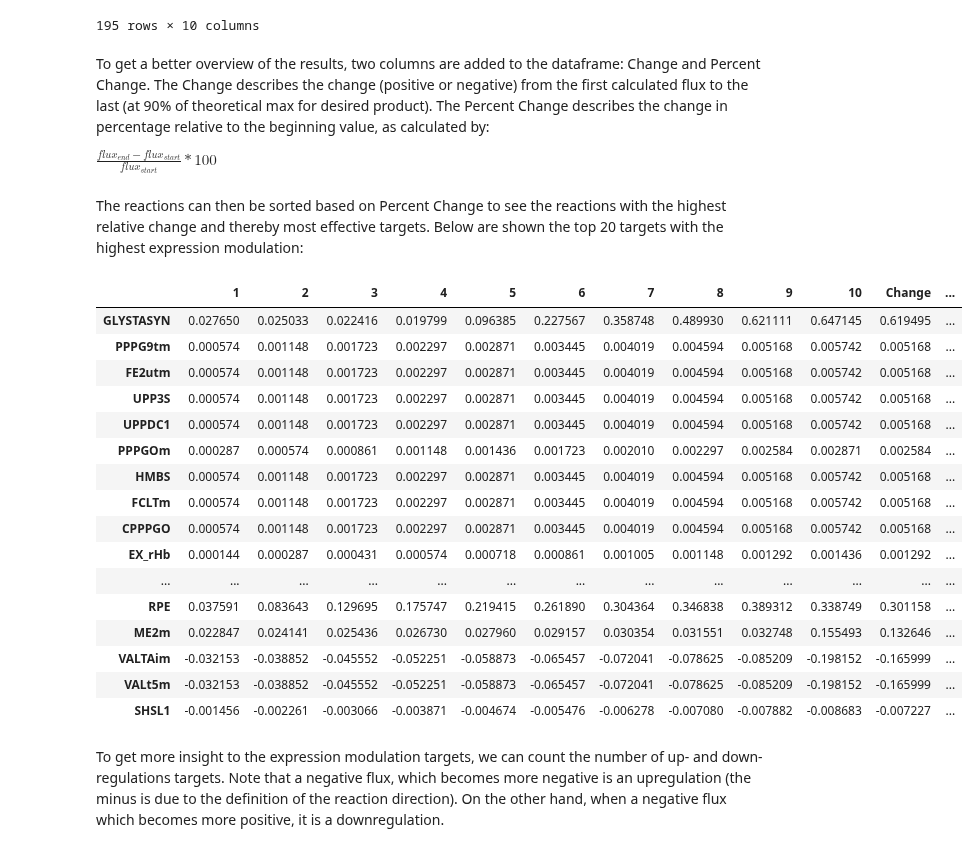
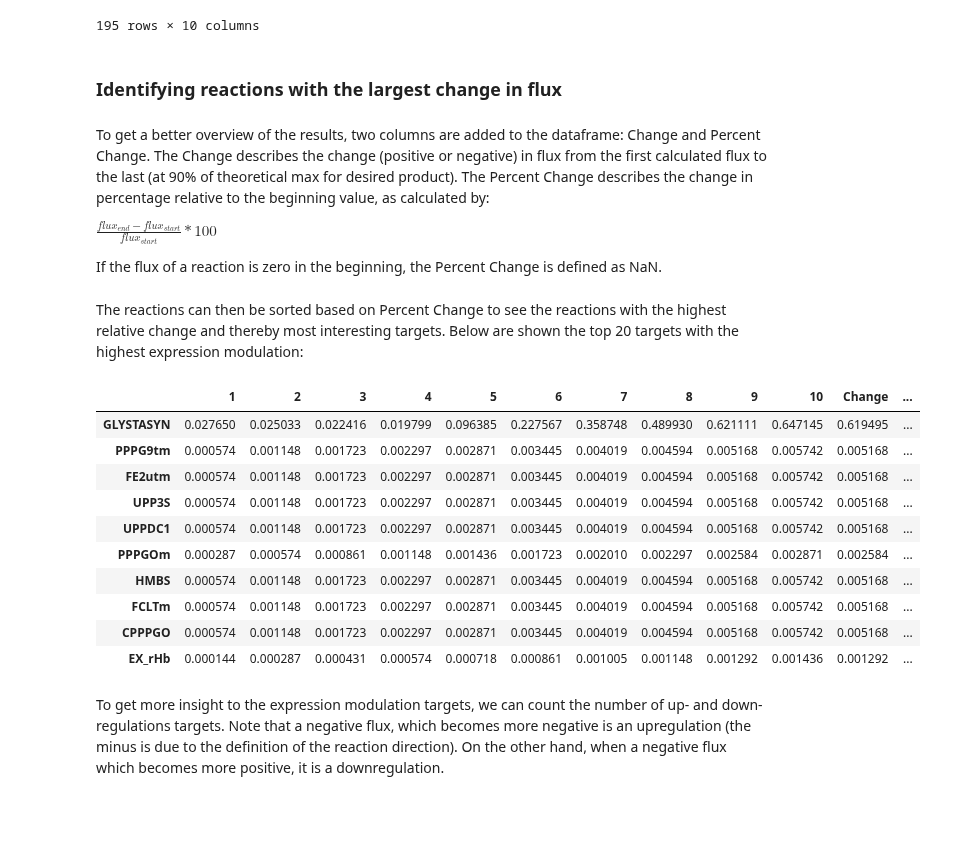
Before and after one commit to 27410/group-assignment-2021-group_10_rhb_cerevisiae, a Jupyter notebook: Analysis/Mutant_regulation_targets.ipynb, the cells around one changed output. Cells and saved outputs as stored; diff of their text form; code cells hidden in the pictures; blank space fills up the shorter version.

```diff
--- a/Analysis/Mutant_regulation_targets.ipynb
+++ b/Analysis/Mutant_regulation_targets.ipynb
@@ -43,10 +44,14 @@ df
 | rHb | 0.000144 | 0.000287 | 0.000431 | 0.000574 | 0.000718 | 0.000861 | 0.001005 | 0.001148 | 0.001292 | 0.001436 |
 | EX_rHb | 0.000144 | 0.000287 | 0.000431 | 0.000574 | 0.000718 | 0.000861 | 0.001005 | 0.001148 | 0.001292 | 0.001436 |
 195 rows × 10 columns
+# %% [markdown]
+### Identifying reactions with the largest change in flux
 # %% [markdown]
-To get a better overview of the results, two columns are added to the dataframe: Change and Percent Change. The Change describes the change (positive or negative) from the first calculated flux to the last (at 90% of theoretical max for desired product). The Percent Change describes the change in percentage relative to the beginning value, as calculated by:
+To get a better overview of the results, two columns are added to the dataframe: Change and Percent Change. The Change describes the change (positive or negative) in flux from the first calculated flux to the last (at 90% of theoretical max for desired product). The Percent Change describes the change in percentage relative to the beginning value, as calculated by:
 
 $\frac{flux_{end} - flux_{start}}{flux_{start}} * 100$
+
+If the flux of a reaction is zero in the beginning, the Percent Change is defined as NaN.
 # %%
 change = []
 for i in range(len(df)):
@@ -63,28 +68,22 @@ for i in range(len(df)):
 
 df['Percent_change']=percent_change
 # %% [markdown]
-The reactions can then be sorted based on Percent Change to see the reactions with the highest relative change and thereby most effective targets. Below are shown the top 20 targets with the highest expression modulation:
+The reactions can then be sorted based on Percent Change to see the reactions with the highest relative change and thereby most interesting targets. Below are shown the top 20 targets with the highest expression modulation:
 # %%
 df_sorted = df.reindex(df.Percent_change.abs().sort_values(ascending=False).index)
-df_sorted.head(20)
+df_sorted.head(10)
 # %% [output]
 |  | 1 | 2 | 3 | 4 | 5 | 6 | 7 | 8 | 9 | 10 | Change | ... |
 | GLYSTASYN | 0.027650 | 0.025033 | 0.022416 | 0.019799 | 0.096385 | 0.227567 | 0.358748 | 0.489930 | 0.621111 | 0.647145 | 0.619495 | ... |
 | PPPG9tm | 0.000574 | 0.001148 | 0.001723 | 0.002297 | 0.002871 | 0.003445 | 0.004019 | 0.004594 | 0.005168 | 0.005742 | 0.005168 | ... |
 | FE2utm | 0.000574 | 0.001148 | 0.001723 | 0.002297 | 0.002871 | 0.003445 | 0.004019 | 0.004594 | 0.005168 | 0.005742 | 0.005168 | ... |
 | UPP3S | 0.000574 | 0.001148 | 0.001723 | 0.002297 | 0.002871 | 0.003445 | 0.004019 | 0.004594 | 0.005168 | 0.005742 | 0.005168 | ... |
 | UPPDC1 | 0.000574 | 0.001148 | 0.001723 | 0.002297 | 0.002871 | 0.003445 | 0.004019 | 0.004594 | 0.005168 | 0.005742 | 0.005168 | ... |
 | PPPGOm | 0.000287 | 0.000574 | 0.000861 | 0.001148 | 0.001436 | 0.001723 | 0.002010 | 0.002297 | 0.002584 | 0.002871 | 0.002584 | ... |
 | HMBS | 0.000574 | 0.001148 | 0.001723 | 0.002297 | 0.002871 | 0.003445 | 0.004019 | 0.004594 | 0.005168 | 0.005742 | 0.005168 | ... |
 | FCLTm | 0.000574 | 0.001148 | 0.001723 | 0.002297 | 0.002871 | 0.003445 | 0.004019 | 0.004594 | 0.005168 | 0.005742 | 0.005168 | ... |
 | CPPPGO | 0.000574 | 0.001148 | 0.001723 | 0.002297 | 0.002871 | 0.003445 | 0.004019 | 0.004594 | 0.005168 | 0.005742 | 0.005168 | ... |
 | EX_rHb | 0.000144 | 0.000287 | 0.000431 | 0.000574 | 0.000718 | 0.000861 | 0.001005 | 0.001148 | 0.001292 | 0.001436 | 0.001292 | ... |
-| ... | ... | ... | ... | ... | ... | ... | ... | ... | ... | ... | ... | ... |
-| RPE | 0.037591 | 0.083643 | 0.129695 | 0.175747 | 0.219415 | 0.261890 | 0.304364 | 0.346838 | 0.389312 | 0.338749 | 0.301158 | ... |
-| ME2m | 0.022847 | 0.024141 | 0.025436 | 0.026730 | 0.027960 | 0.029157 | 0.030354 | 0.031551 | 0.032748 | 0.155493 | 0.132646 | ... |
-| VALTAim | -0.032153 | -0.038852 | -0.045552 | -0.052251 | -0.058873 | -0.065457 | -0.072041 | -0.078625 | -0.085209 | -0.198152 | -0.165999 | ... |
-| VALt5m | -0.032153 | -0.038852 | -0.045552 | -0.052251 | -0.058873 | -0.065457 | -0.072041 | -0.078625 | -0.085209 | -0.198152 | -0.165999 | ... |
-| SHSL1 | -0.001456 | -0.002261 | -0.003066 | -0.003871 | -0.004674 | -0.005476 | -0.006278 | -0.007080 | -0.007882 | -0.008683 | -0.007227 | ... |
 # %% [markdown]
 To get more insight to the expression modulation targets, we can count the number of up- and down-regulations targets. Note that a negative flux, which becomes more negative is an upregulation (the minus is due to the definition of the reaction direction). On the other hand, when a negative flux which becomes more positive, it is a downregulation.
 # %%
```
Also changed, not shown: parts of 28 cells of this notebook, 2 other files.
